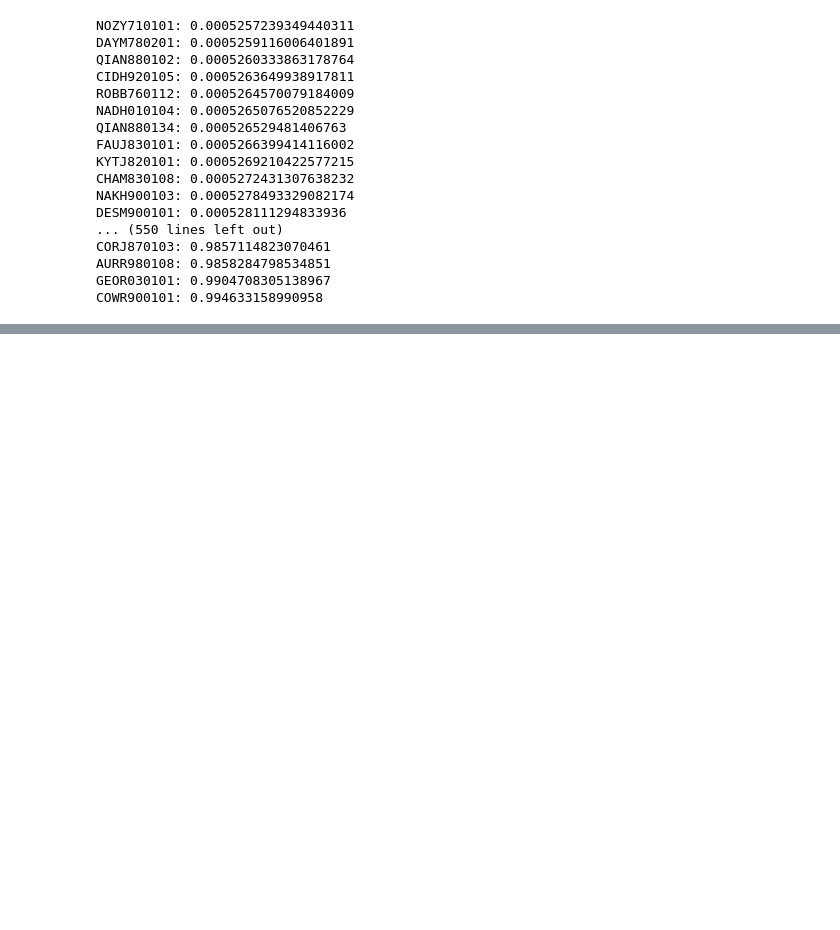
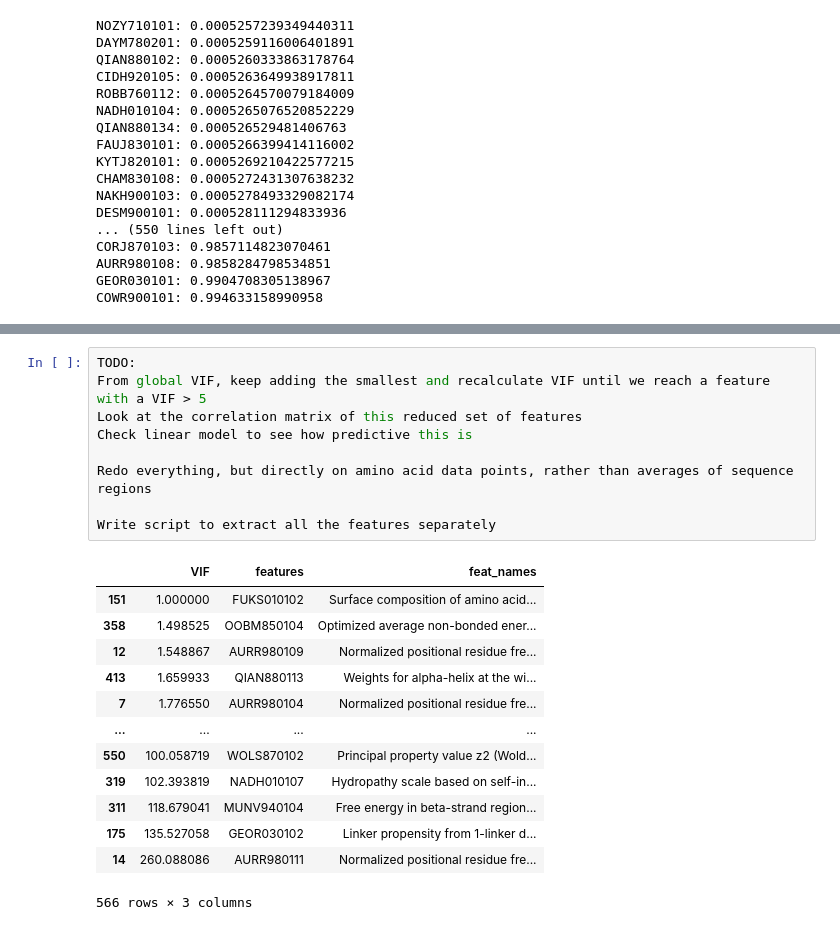
Before and after one commit to austinv11/IDP-Predictor, a Jupyter notebook: aaindex_feature_importance.ipynb, the cells around one changed output, grey strips where cells are left out. Drawn from its saved outputs; the diff is of its cells as text; blank space fills up the shorter version.

```diff
--- a/aaindex_feature_importance.ipynb
+++ b/aaindex_feature_importance.ipynb
@@ -240,0 +287,23 @@ COWR900101: 0.994633158990958
+# %%
+TODO:
+From global VIF, keep adding the smallest and recalculate VIF until we reach a feature with a VIF > 5
+Look at the correlation matrix of this reduced set of features
+Check linear model to see how predictive this is
+
+Redo everything, but directly on amino acid data points, rather than averages of sequence regions
+
+Write script to extract all the features separately
+# %% [output]
+|  | VIF | features | feat_names |
+| 151 | 1.000000 | FUKS010102 | Surface composition of amino acid... |
+| 358 | 1.498525 | OOBM850104 | Optimized average non-bonded ener... |
+| 12 | 1.548867 | AURR980109 | Normalized positional residue fre... |
+| 413 | 1.659933 | QIAN880113 | Weights for alpha-helix at the wi... |
+| 7 | 1.776550 | AURR980104 | Normalized positional residue fre... |
+| ... | ... | ... | ... |
+| 550 | 100.058719 | WOLS870102 | Principal property value z2 (Wold... |
+| 319 | 102.393819 | NADH010107 | Hydropathy scale based on self-in... |
+| 311 | 118.679041 | MUNV940104 | Free energy in beta-strand region... |
+| 175 | 135.527058 | GEOR030102 | Linker propensity from 1-linker d... |
+| 14 | 260.088086 | AURR980111 | Normalized positional residue fre... |
+566 rows × 3 columns
```
Also changed, not shown: parts of 6 cells of this notebook, 1 other file.
